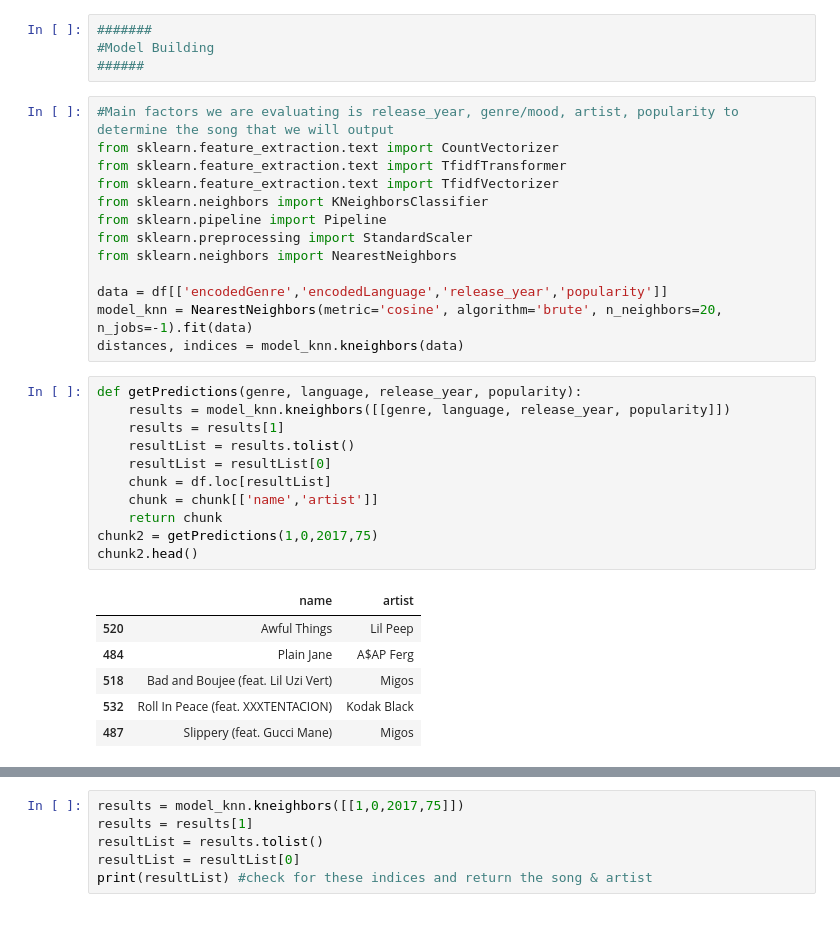
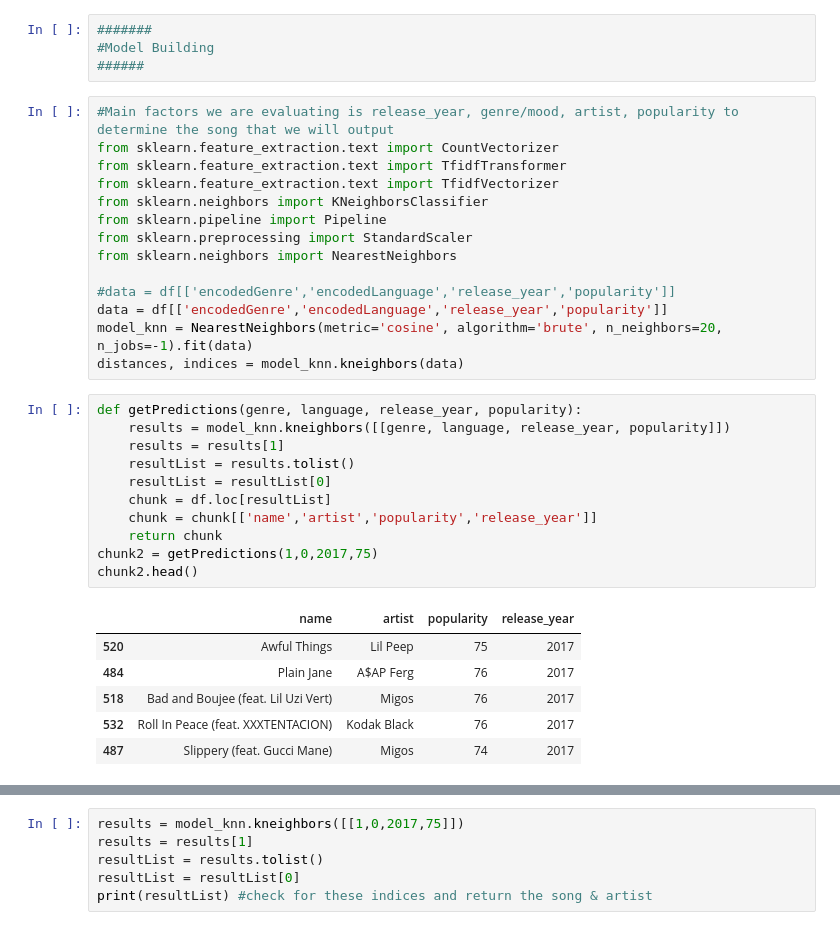
Before and after one commit to RamVegiraju/PlaylistGenerator, a Jupyter notebook: EDA.ipynb, the cells around one changed output, grey strips where cells are left out. Saved outputs shown, nothing was run; the diff lists cells and outputs as text.

```diff
--- a/EDA.ipynb
+++ b/EDA.ipynb
@@ -150,24 +157,25 @@ from sklearn.pipeline import Pipeline
 from sklearn.preprocessing import StandardScaler
 from sklearn.neighbors import NearestNeighbors
 
+#data = df[['encodedGenre','encodedLanguage','release_year','popularity']]
 data = df[['encodedGenre','encodedLanguage','release_year','popularity']]
 model_knn = NearestNeighbors(metric='cosine', algorithm='brute', n_neighbors=20, n_jobs=-1).fit(data)
 distances, indices = model_knn.kneighbors(data)
 # %%
 def getPredictions(genre, language, release_year, popularity):
     results = model_knn.kneighbors([[genre, language, release_year, popularity]])
     results = results[1]
     resultList = results.tolist()
     resultList = resultList[0]
     chunk = df.loc[resultList]
-    chunk = chunk[['name','artist']]
+    chunk = chunk[['name','artist','popularity','release_year']]
     return chunk
 chunk2 = getPredictions(1,0,2017,75)
 chunk2.head()
 # %% [output]
-|  | name | artist |
-| 520 | Awful Things | Lil Peep |
-| 484 | Plain Jane | A$AP Ferg |
-| 518 | Bad and Boujee (feat. Lil Uzi Vert) | Migos |
-| 532 | Roll In Peace (feat. XXXTENTACION) | Kodak Black |
-| 487 | Slippery (feat. Gucci Mane) | Migos |
+|  | name | artist | popularity | release_year |
+| 520 | Awful Things | Lil Peep | 75 | 2017 |
+| 484 | Plain Jane | A$AP Ferg | 76 | 2017 |
+| 518 | Bad and Boujee (feat. Lil Uzi Vert) | Migos | 76 | 2017 |
+| 532 | Roll In Peace (feat. XXXTENTACION) | Kodak Black | 76 | 2017 |
+| 487 | Slippery (feat. Gucci Mane) | Migos | 74 | 2017 |
```
Also changed, not shown: parts of 7 cells of this notebook, 18 other files.
